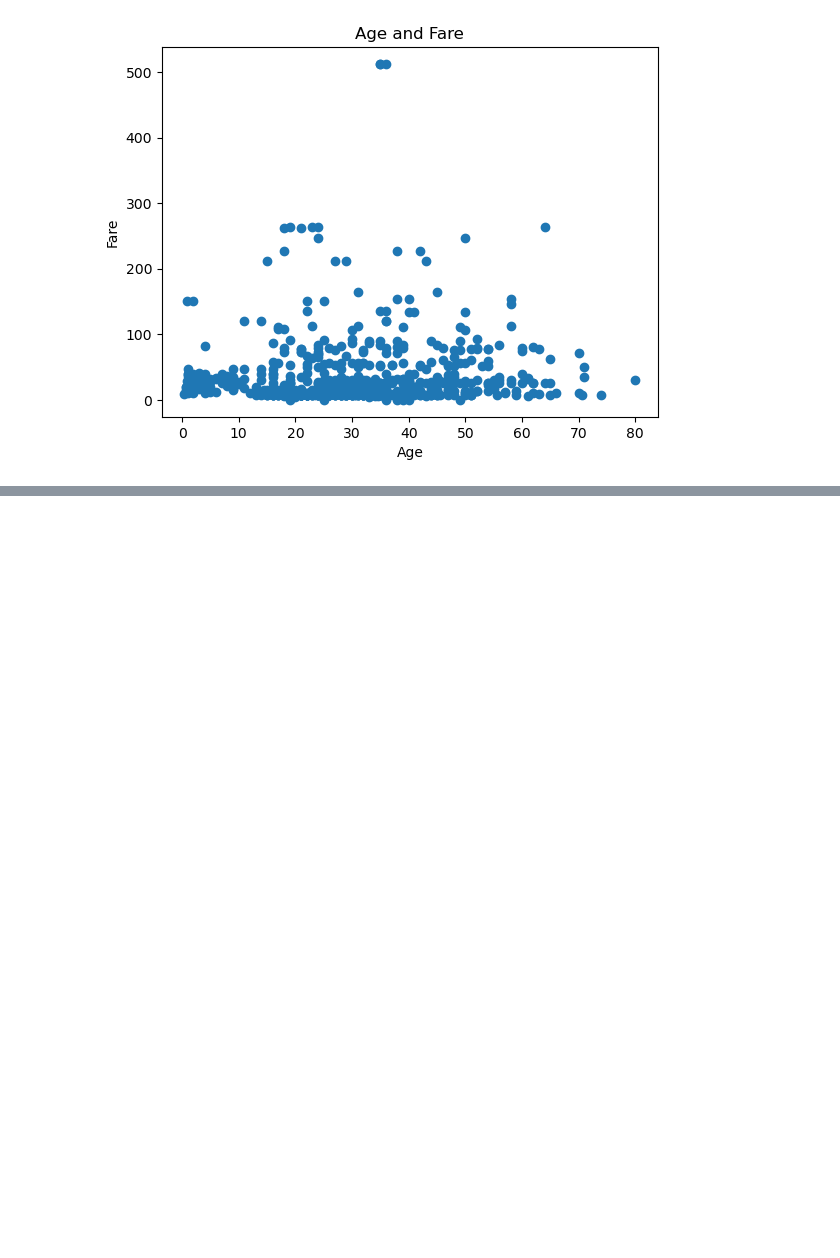
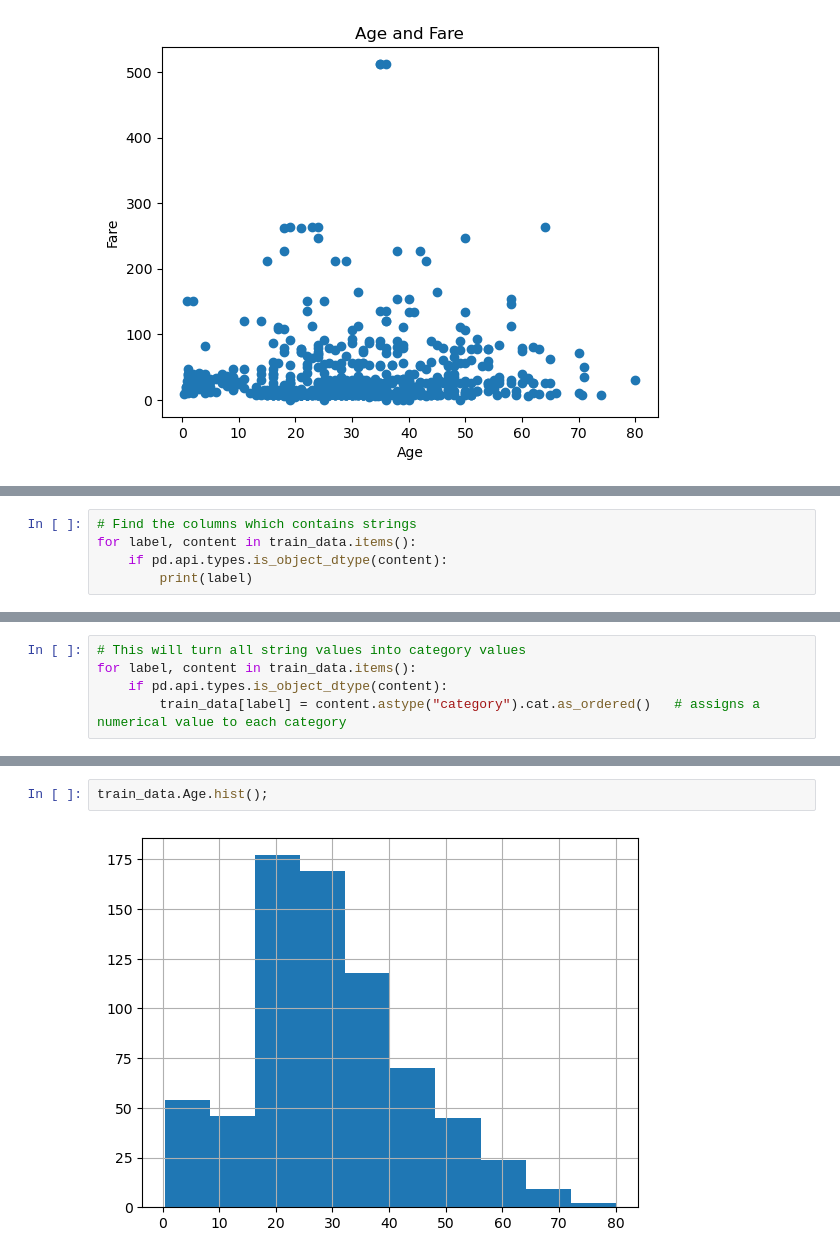
Before and after one commit to germgallardo/Titanic-Survival-Prediction, a Jupyter notebook: end-to-end-titanic.ipynb, the cells around one changed output, grey strips where cells are left out. Cells and saved outputs as stored; diff of their text form; blank space fills up the shorter version.

```diff
--- a/end-to-end-titanic.ipynb
+++ b/end-to-end-titanic.ipynb
@@ -274,0 +300,5 @@ dtype: int64
+# %%
+# Find the columns which contains strings
+for label, content in train_data.items():
+    if pd.api.types.is_object_dtype(content):
+        print(label)
@@ -274,0 +311,5 @@ dtype: int64
+# %%
+# This will turn all string values into category values
+for label, content in train_data.items():
+    if pd.api.types.is_object_dtype(content):
+        train_data[label] = content.astype("category").cat.as_ordered()   # assigns a numerical value to each category
@@ -274,0 +400,4 @@ dtype: int64
+# %%
+train_data.Age.hist();
+# %% [output]
+[figure, added]
```
Also changed, not shown: parts of 32 cells of this notebook.
